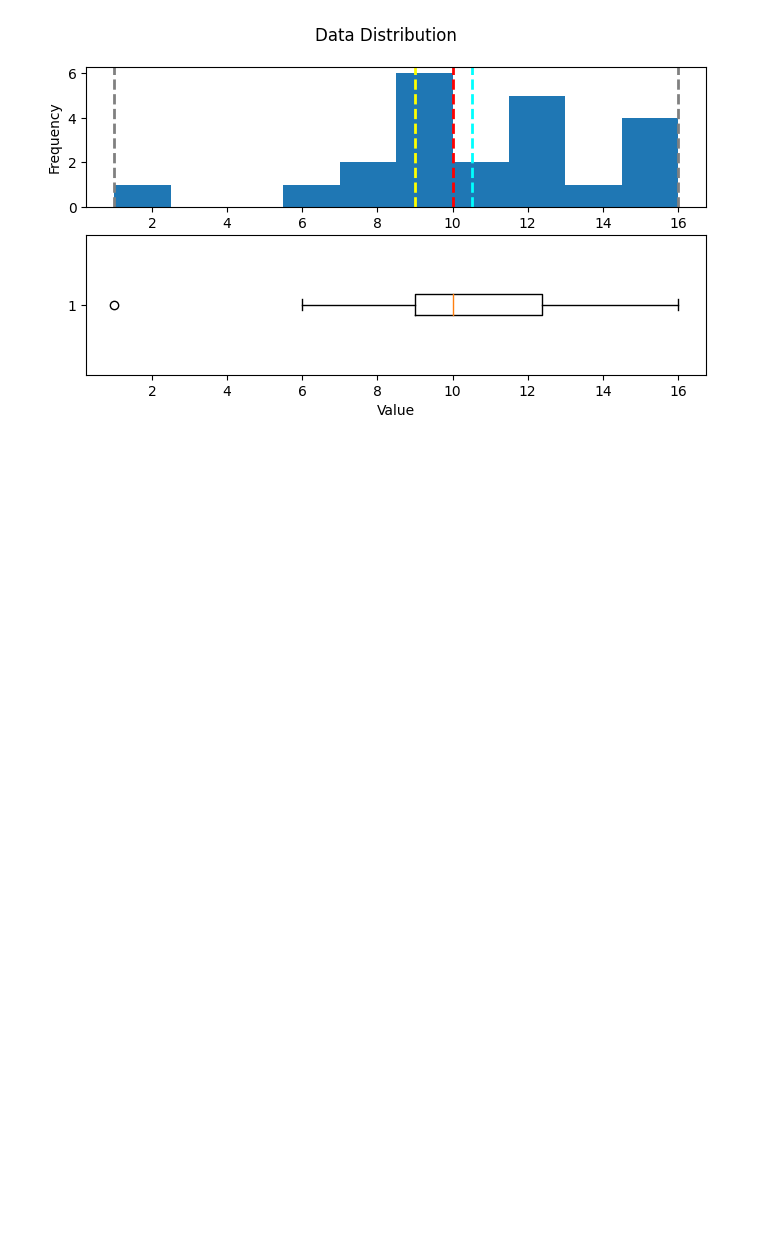
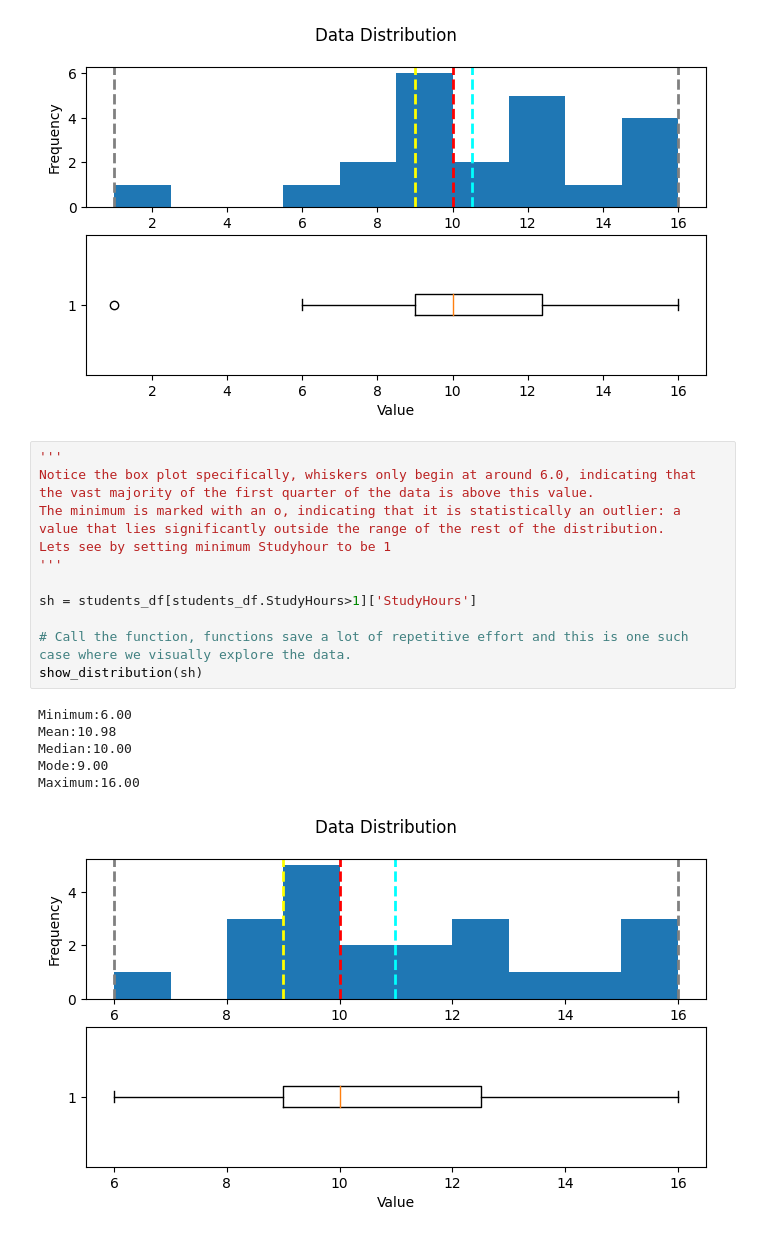
Before and after one commit to md05-portfolio/Microsoft_ML_Challenge, a Jupyter notebook: Explore_RWD_with_Python.ipynb, the cells around one changed output. Drawn from its saved outputs; the diff is of its cells as text; blank space fills up the shorter version.

```diff
--- a/Explore_RWD_with_Python.ipynb
+++ b/Explore_RWD_with_Python.ipynb
@@ -141,3 +141,21 @@ Median:10.00
 Mode:9.00
 Maximum:16.00
 [figure]
+# %%
+'''
+Notice the box plot specifically, whiskers only begin at around 6.0, indicating that the vast majority of the first quarter of the data is above this value.
+The minimum is marked with an o, indicating that it is statistically an outlier: a value that lies significantly outside the range of the rest of the distribution.
+Lets see by setting minimum Studyhour to be 1
+'''
+
+sh = students_df[students_df.StudyHours>1]['StudyHours']
+
+# Call the function, functions save a lot of repetitive effort and this is one such case where we visually explore the data.
+show_distribution(sh)
+# %% [output]
+Minimum:6.00
+Mean:10.98
+Median:10.00
+Mode:9.00
+Maximum:16.00
+[figure, added]
```
Also changed, not shown: parts of 1 cell of this notebook.
